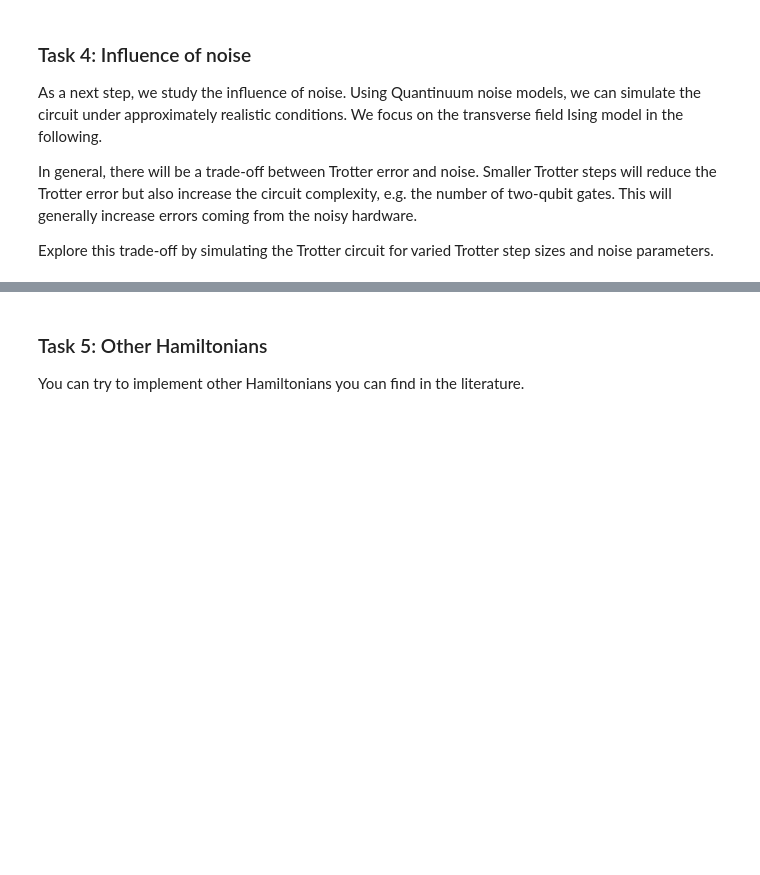
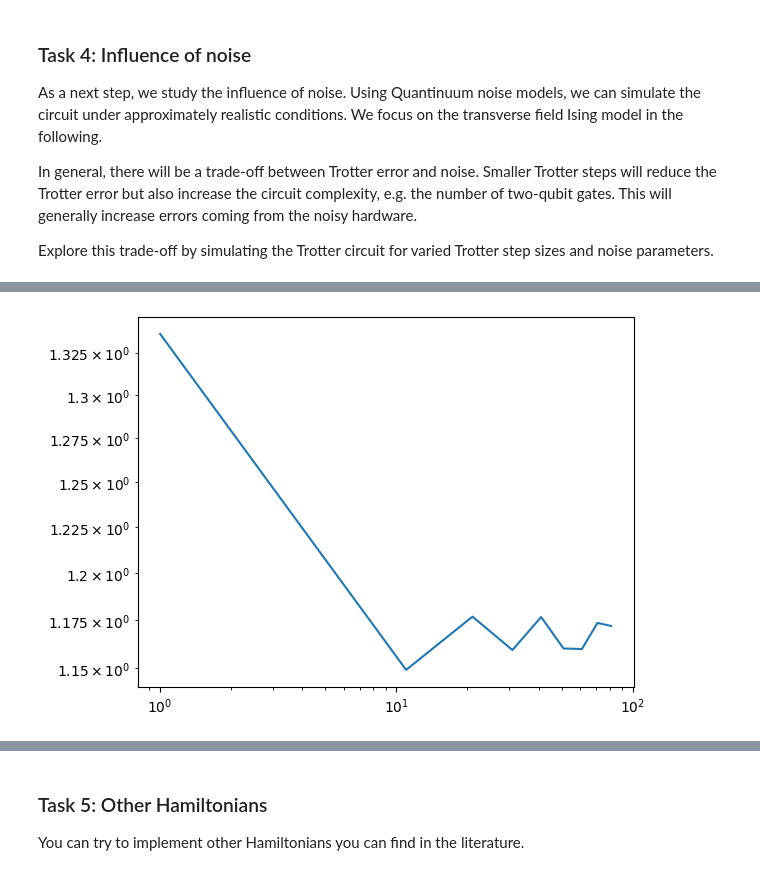
Before and after one commit to Rohan-T144/2025-Quantinuum, a Jupyter notebook: notebooks/hamiltonian_simulation.ipynb, the cells around one changed output, grey strips where cells are left out. Saved outputs shown, nothing was run; the diff lists cells and outputs as text; code cells hidden in the pictures; blank space fills up the shorter version.

```diff
--- a/notebooks/hamiltonian_simulation.ipynb
+++ b/notebooks/hamiltonian_simulation.ipynb
@@ -839,0 +872,9 @@ def error1(N, t, p, shots):
+# %%
+backend = generate_backend(0.5)
+err1 = np.array([error1(N, t, p, shots, backend) for p in n_trotter_steps])
+plt.plot(n_trotter_steps, err1, label="1st order")
+plt.xscale("log")
+plt.yscale("log")
+plt.show()
+# %% [output]
+[figure, added]
```
Also changed, not shown: parts of 9 cells of this notebook.
